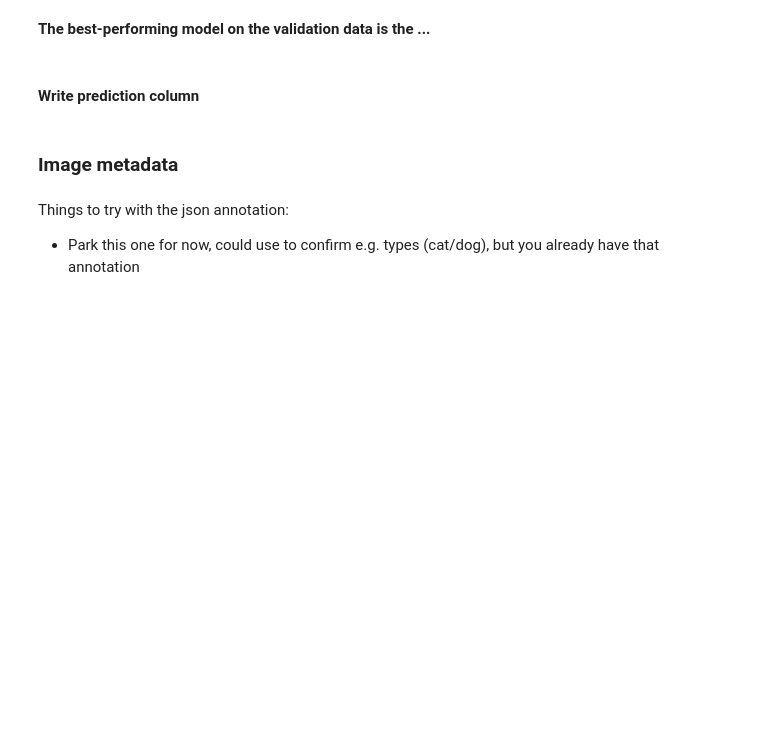
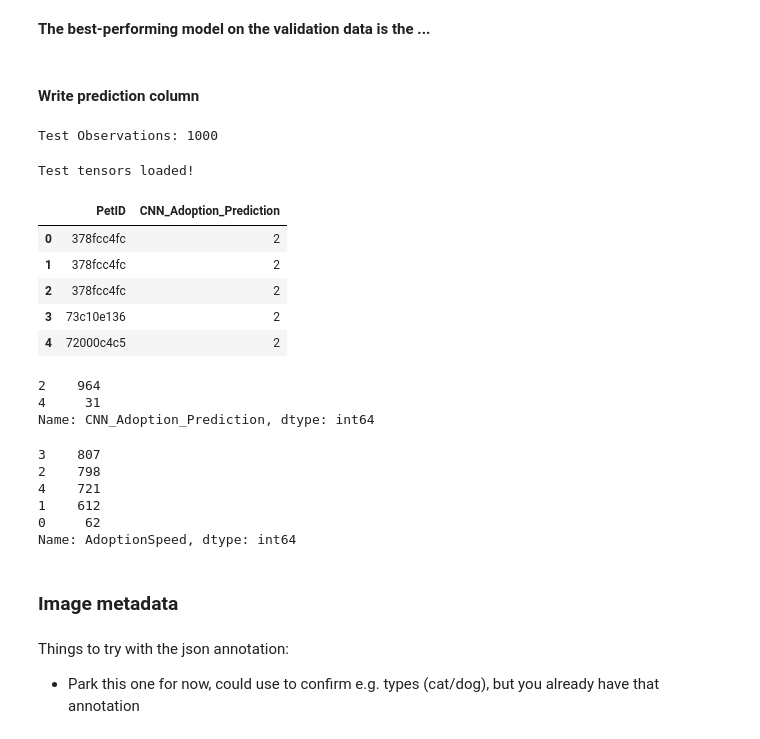
Before and after one commit to manuelfreude/kagglepetfinder, a Jupyter notebook: petfinder.ipynb, the cells around one changed output. Saved outputs shown, nothing was run; the diff lists cells and outputs as text; code cells hidden in the pictures; blank space fills up the shorter version.

Commit message:
Scratch model tuning, prediction implementation

```diff
--- a/petfinder.ipynb
+++ b/petfinder.ipynb
@@ -1166,7 +1168,7 @@ from glob import glob
 def load_dataset(path):
     data = load_files(path)
     files = np.array(train_img["ImagePath"])
-    targets = np_utils.to_categorical(np.array(train_img["AdoptionSpeed"]), 133)
+    targets = np_utils.to_categorical(np.array(train_img["AdoptionSpeed"]), 5)
     return files, targets
 
 # load train and target data
@@ -1240,9 +1242,9 @@ model.add(MaxPooling2D(pool_size=2))
 model.add(GlobalAveragePooling2D())
 
 # Last layer is a dense layer with softmax activation. A dense layer translates input into the given set of output
-# targets, in our case 133 dog breeds. The softmax activation function helps us to work with probabilities of dog
-# breeds, i.e. a picture could be breed A with a probablity of YX, breed B with a probability of XY etc.
-model.add(Dense(133, activation='softmax'))
+# targets, in our case 5 adoption speeds. The softmax activation function helps us to work with probabilities of
+# adoption speed, i.e. a picture could be speed 1 with a probablity of YX, speed 2 with a probability of XY etc.
+model.add(Dense(5, activation='softmax'))
 
 model.summary()
 # %% [output]
@@ -1274,7 +1276,7 @@ from keras.callbacks import ModelCheckpoint
 
 # os.mkdir('Saved_models')
 
-epochs = 5
+epochs = 1
 
 checkpointer = ModelCheckpoint(filepath='Saved_models/weights.best.from_scratch.hdf5',
                                verbose=1, save_best_only=True)
@@ -1363,6 +1348,12 @@ Resnet50_model.fit(train_tensors, train_targets,
 Resnet50_model.load_weights('Saved_models/weights.best.Resnet50.hdf5')
 # %% [markdown]
 #### Write prediction column
+# %%
+# Sampling for testing
+
+test_size = 1000
+
+test_img = test_img[0:test_size]
 # %%
 # Loading test dataset
 
@@ -1374,6 +1365,8 @@ def load_test_dataset(path):
 test_files = load_test_dataset('test_images/')
 
 print('Test Observations: %d' % (len(test_files)))
+# %% [output]
+Test Observations: 1000
 # %%
 # Pre-process the data for Keras incl. scaling down by 255
 
@@ -1382,6 +1375,8 @@ ImageFile.LOAD_TRUNCATED_IMAGES = True
 test_tensors = paths_to_tensor(test_files).astype('float32')/255
 
 print('Test tensors loaded!')
+# %% [output]
+Test tensors loaded!
 # %%
 # Load best weights
 
@@ -1389,14 +1384,40 @@ model.load_weights('Saved_models/weights.best.from_scratch.hdf5')
 # %%
 # Making predictions into new dataframe with test_img PetID
 
-pred_adoption_speed = pd.DataFrame(columns=['PetID', 'CNN_Adoption_Prediction'])
-pred_adoption_speed['PetID'] = test_img['PetID']
+pred_adoption_speed = pd.DataFrame(columns=['CNN_Adoption_Prediction'])
 
 for tensor in test_tensors:
-    pred = np.argmax("XYZ"model.predict(np.expand_dims(tensor, axis=0)))
-    pred_adoption_speed.CNN_Adoption_Prediction.append(pred)
+    pred = np.argmax(model.predict(np.expand_dims(tensor, axis=0)))
+    pred_adoption_speed = pred_adoption_speed.append(pd.Series([pred], index=pred_adoption_speed.columns),
+                                           ignore_index=True)
 
-pred_adoption_speed.head()
+pred_img = pd.DataFrame(columns=['PetID', 'CNN_Adoption_Prediction'])
+pred_img['PetID'] = test_img['PetID']
+pred_img['CNN_Adoption_Prediction'] = pred_adoption_speed['CNN_Adoption_Prediction']
+
+pred_img.head()
+# %% [output]
+|  | PetID | CNN_Adoption_Prediction |
+| 0 | 378fcc4fc | 2 |
+| 1 | 378fcc4fc | 2 |
+| 2 | 378fcc4fc | 2 |
+| 3 | 73c10e136 | 2 |
+| 4 | 72000c4c5 | 2 |
+# %%
+pred_img['CNN_Adoption_Prediction'].value_counts()
+# %% [output]
+2    964
+4     31
+Name: CNN_Adoption_Prediction, dtype: int64
+# %%
+train_img['AdoptionSpeed'].value_counts()
+# %% [output]
+3    807
+2    798
+4    721
+1    612
+0     62
+Name: AdoptionSpeed, dtype: int64
 # %% [markdown]
 ### Image metadata
 # %% [markdown]
```
Also changed, not shown: parts of 3 cells of this notebook.
